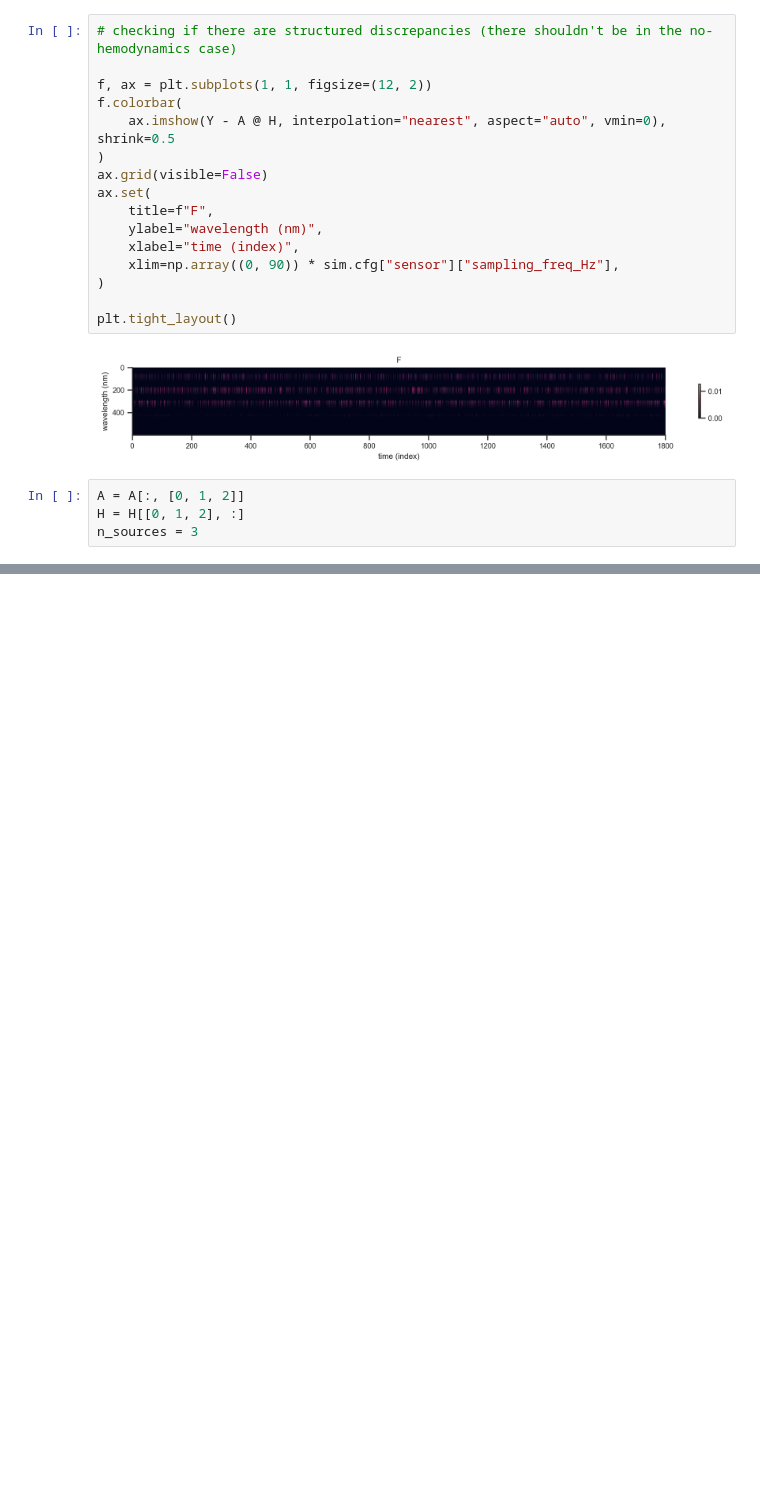
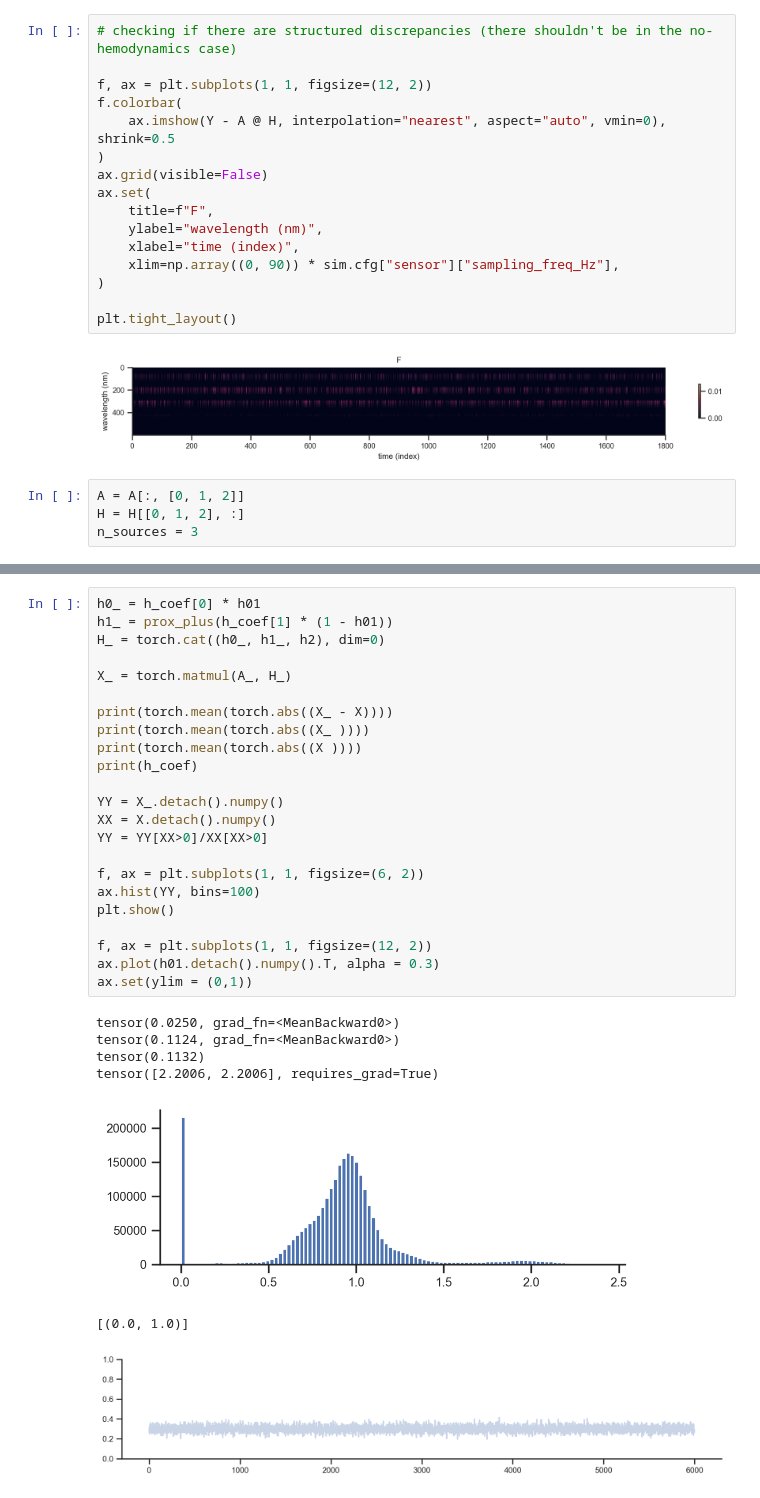
Before and after one commit to AllenInstitute/sourcesep, a Jupyter notebook: notebooks/32_nmf_tests.ipynb, the cells around one changed output, grey strips where cells are left out. Cells and saved outputs as stored; diff of their text form; blank space fills up the shorter version.

```diff
--- a/notebooks/32_nmf_tests.ipynb
+++ b/notebooks/32_nmf_tests.ipynb
@@ -304 +352,32 @@ X = torch.as_tensor(Y.copy(), dtype=torch.float32, device=device)
+# %%
+h0_ = h_coef[0] * h01
+h1_ = prox_plus(h_coef[1] * (1 - h01))
+H_ = torch.cat((h0_, h1_, h2), dim=0)
+
+X_ = torch.matmul(A_, H_)
+
+print(torch.mean(torch.abs((X_ - X))))
+print(torch.mean(torch.abs((X_ ))))
+print(torch.mean(torch.abs((X ))))
+print(h_coef)
+
+YY = X_.detach().numpy()
+XX = X.detach().numpy()
+YY = YY[XX>0]/XX[XX>0]
+
+f, ax = plt.subplots(1, 1, figsize=(6, 2))
+ax.hist(YY, bins=100)
+plt.show()
+
+f, ax = plt.subplots(1, 1, figsize=(12, 2))
+ax.plot(h01.detach().numpy().T, alpha = 0.3)
+ax.set(ylim = (0,1))
+# %% [output]
+tensor(0.0250, grad_fn=<MeanBackward0>)
+tensor(0.1124, grad_fn=<MeanBackward0>)
+tensor(0.1132)
+tensor([2.2006, 2.2006], requires_grad=True)
+[figure, added]
+[(0.0, 1.0)]
+[figure, added]
 # %%
```
Also changed, not shown: parts of 8 cells of this notebook.
